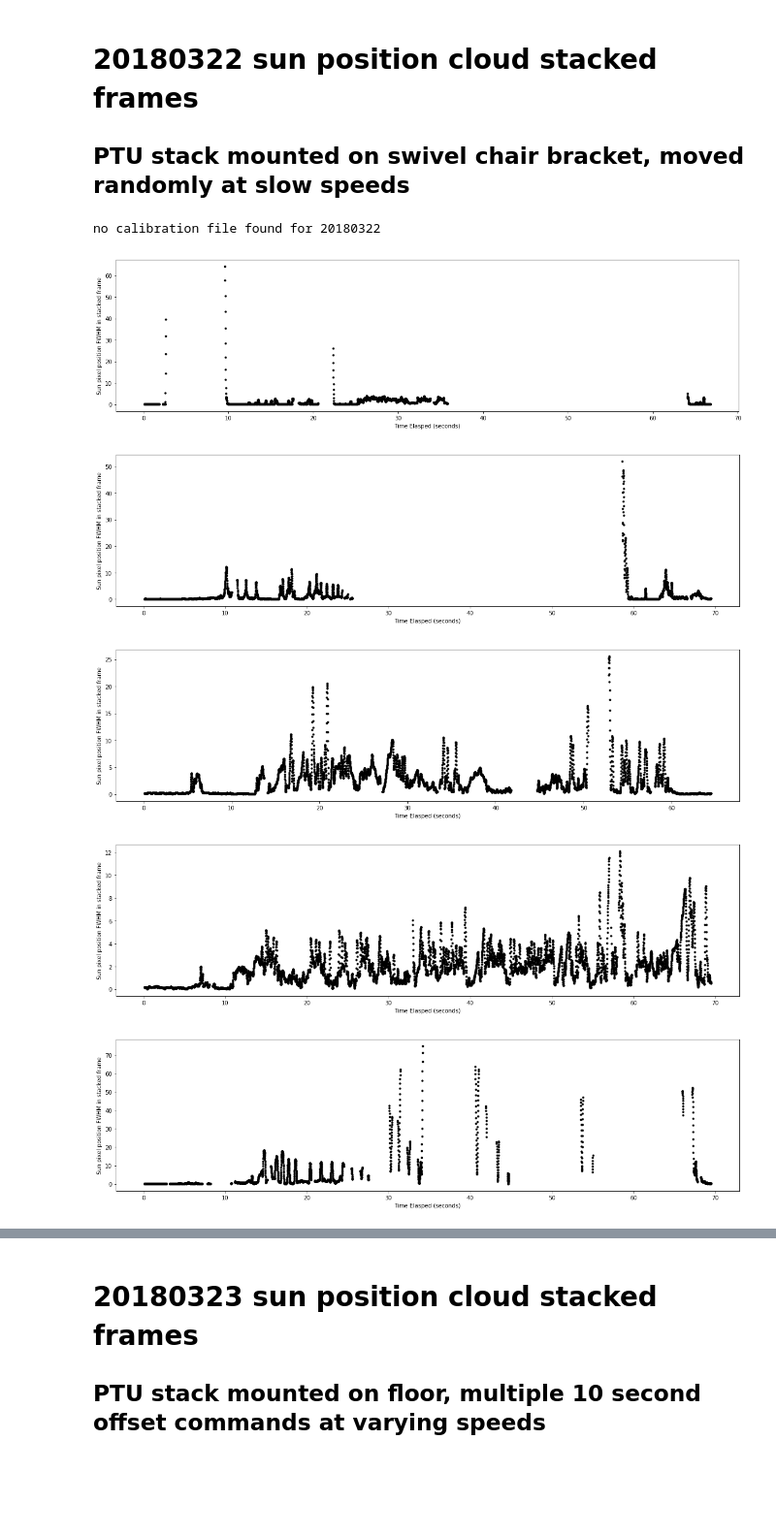
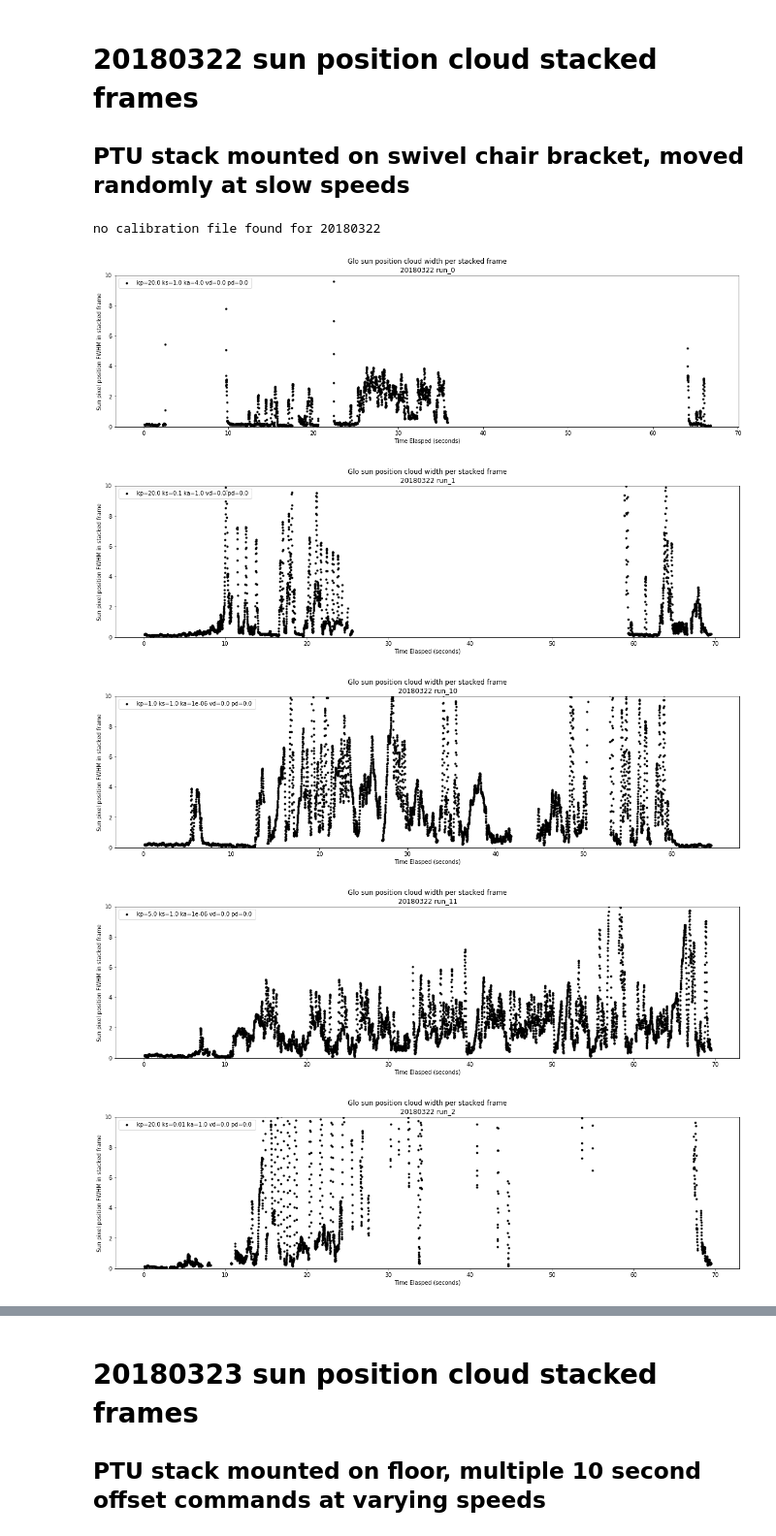
Before and after one commit to bpoche/GLO, a Jupyter notebook: tracking/ptu_simulations/data/ptu_simulation_analysis.ipynb, the cells around one changed output, grey strips where cells are left out. Shown at 97% size. Cells and saved outputs as stored; diff of their text form; code cells hidden in the pictures; blank space fills up the shorter version.

```diff
--- a/tracking/ptu_simulations/data/ptu_simulation_analysis.ipynb
+++ b/tracking/ptu_simulations/data/ptu_simulation_analysis.ipynb
@@ -116,7 +116,9 @@ def load_data(date='20180323',runs='all'):
 ## PTU stack mounted on swivel chair bracket, moved randomly at slow speeds
 # %%
 #Pick date to plot
-data = load_data(date='20180321',runs='all')
+date='20180321'
+runs='all'
+data = load_data(date=date,runs=runs)
 
 #Plot sun position cloud per stacked frame
 for r in sorted(data):
@@ -151,33 +153,35 @@ for r in sorted(data):
 ## PTU stack mounted on swivel chair bracket, moved randomly at slow speeds
 # %%
 #Pick date to plot
-data = load_data(date='20180322',runs='all')
+date='20180322'
+runs='all'
+data = load_data(date=date,runs=runs)
 
 #Plot sun position cloud per stacked frame
 for r in sorted(data):
     try:
         plt.figure(figsize=(20,5))
         plt.plot(data[r]['time_laser'],
                  data[r]['std_xpos_020'],
                  color='black',
                  marker='.',
                  linestyle="None",
                  label='kp='+str(data[r]['sim_info'].d48_kp[0])+' '+
                        'ks='+str(data[r]['sim_info'].d48_ks[0])+' '+
                        'ka='+str(data[r]['sim_info'].d48_ka[0])+' '+
                        'vd='+str(data[r]['sim_info'].d48_vd[0])+' '+
                        'pd='+str(data[r]['sim_info'].d48_pd[0])+' ')
         plt.ylabel('Sun pixel position FWHM in stacked frame')
         plt.xlabel('Time Elasped (seconds)')
         plt.title("Glo sun position cloud width per stacked frame\n"+date+' '+r)
         plt.legend(loc='upper left')
         plt.ylim((0,10))
     except:
         continue
 # %% [output]
 no calibration file found for 20180322
-[figure, old version]
+[figure, new version]
-[figure, old version]
+[figure, new version]
-[figure, old version]
+[figure, new version]
-[figure, old version]
+[figure, new version]
-[figure, old version]
+[figure, new version]
```
Also changed, not shown: parts of 3 cells of this notebook.
